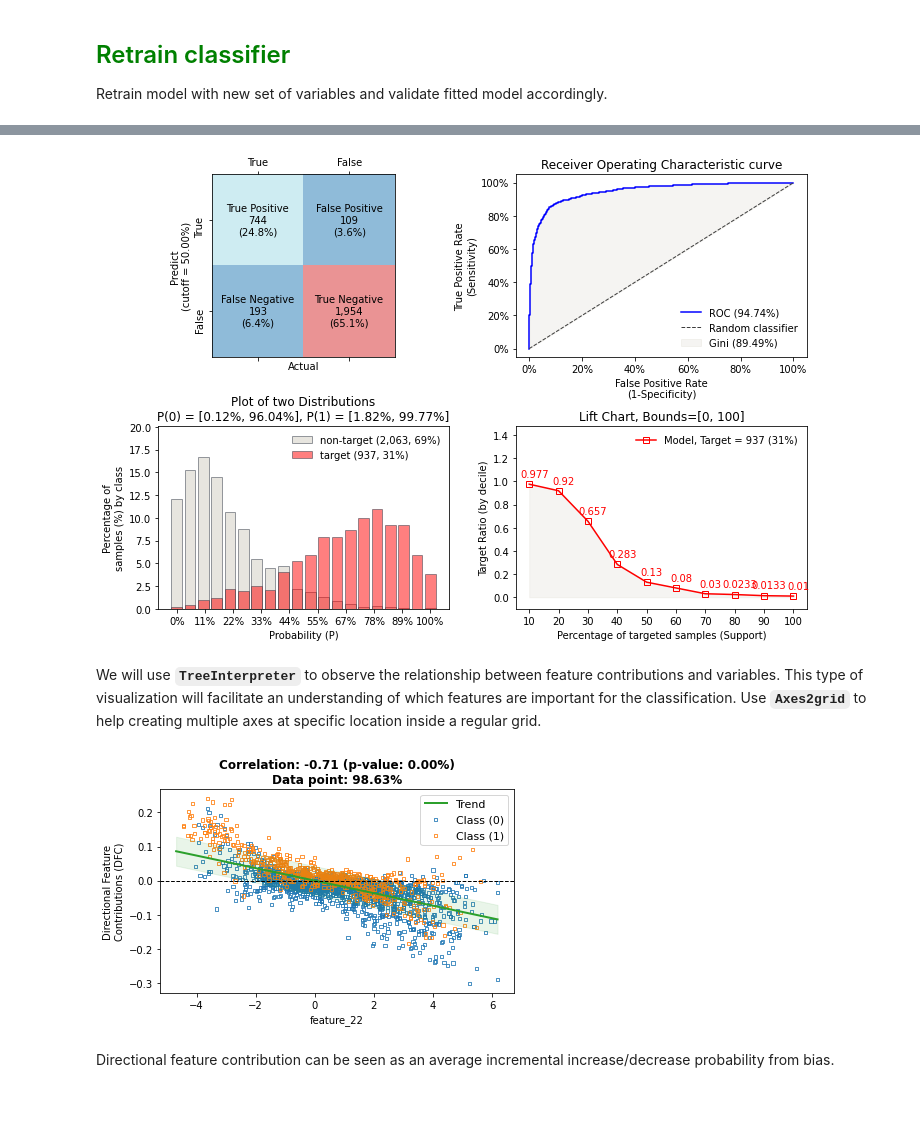
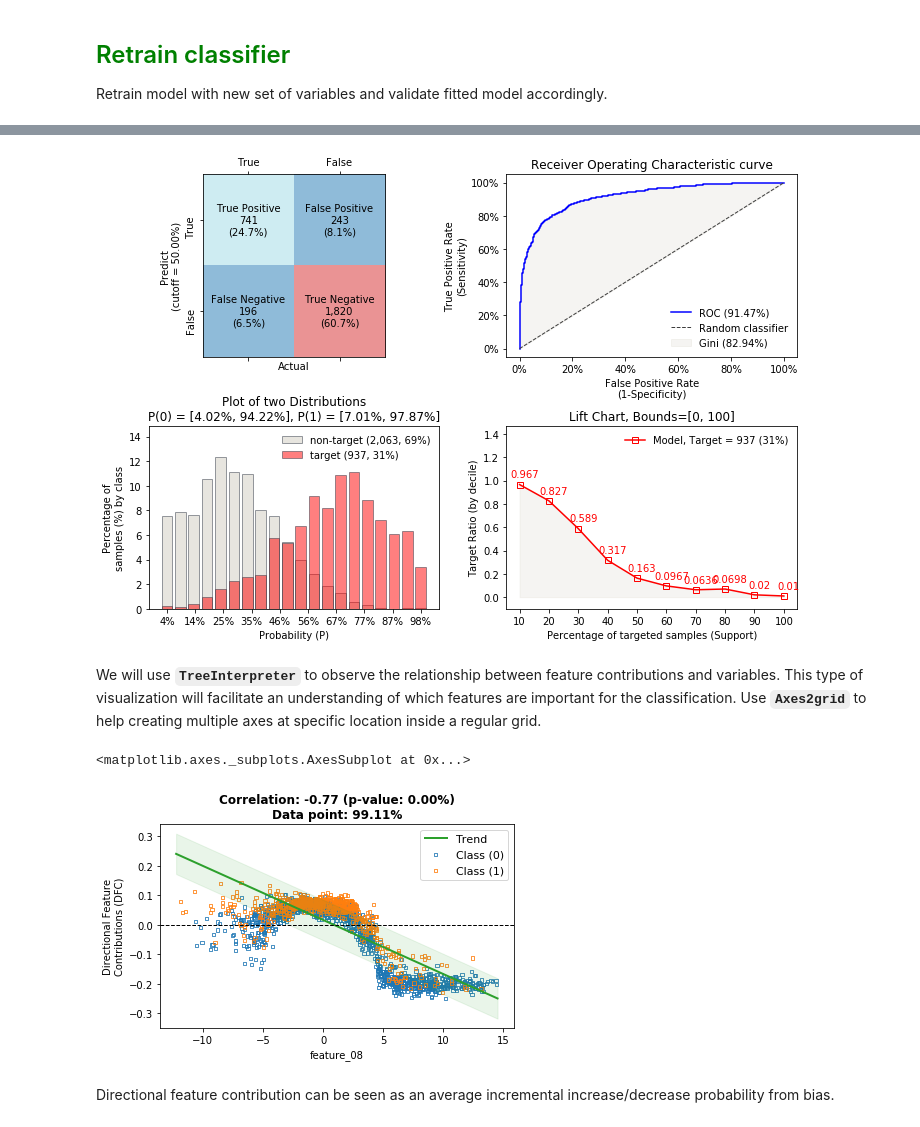
Before and after one commit to Nak007/randomforest_analysis, a Jupyter notebook: randomforest_analysis_colab.ipynb, the cells around one changed output, grey strips where cells are left out. Saved outputs shown, nothing was run; the diff lists cells and outputs as text; code cells hidden in the pictures.

```diff
--- a/randomforest_analysis_colab.ipynb
+++ b/randomforest_analysis_colab.ipynb
@@ -116,5 +116,5 @@ X = pd.DataFrame(X, columns=["feature_" + str(n).zfill(2)
 # %% [markdown]
 ### <font color="green" size=5> Variable Clustering </font>
 # %%
-vc = VariableClustering(maxclus=25, maxeigval2=0.8).fit(X)
+vc = VariableClustering(maxclus=20, maxeigval2=0.9).fit(X)
 # %%
@@ -197,7 +192,7 @@ def ClassWeights(labels):
     return dict([(c,np.round(sum(cnt)/n,4)) for c,n in zip(cls,cnt)])
 # %%
 class_weight = ClassWeights(y_train)
-class_weight = "balanced_subsample"
+class_weight = "balanced"
 # %% [markdown]
 Summary of **_train_** and **_test_** sets, and _**class_weight**_
 # %%
@@ -259,7 +255,7 @@ init_kwargs = {"random_state": 0,
                "n_estimators": 50,
                "n_jobs"      : -1,
                "class_weight": class_weight,
-               'max_depth'   : 11,
+               'max_depth'   : 7,
                "max_features": "sqrt"}
 # %%
 clf = rf(**init_kwargs).fit(X_train, y_train)
@@ -335,7 +331,7 @@ model.plotting("mean_score", sort_by="mean_score")
 # %% [markdown]
 Select feature(s), whose importance is equal to or greater than defined cutoff.
 # %%
-final_features = [c for c in list(X) if c in model.info.index[:13]]
+final_features = [c for c in list(X) if c in model.info.index[:12]]
 final_features
 # %% [output]
 ['feature_35',
@@ -366,17 +361,18 @@ plotting_classifier(y_train, y_train_proba_1)
 # %%
 plotting_classifier(y_test, y_test_proba_1)
 # %% [output]
-[figure, old version]
+[figure, new version]
 # %% [markdown]
 We will use **`TreeInterpreter`** to observe the relationship between feature contributions and variables. This type of visualization will facilitate an understanding of which features are important for the classification. Use **`Axes2grid`** to help creating multiple axes at specific location inside a regular grid.
 # %%
 model = TreeInterpreter(clf, y_train, X_train[final_features])
 # %%
 np.random.seed(None)
-var = np.random.choice(final_features)
-model.plotting(var, tight_layout=True, frac=0.3)
+i = np.random.randint(X_train.shape[1])
+model.plotting(X_train.columns[i], tight_layout=True, frac=0.3)
 # %% [output]
+<matplotlib.axes._subplots.AxesSubplot at 0x...>
-[figure, old version]
+[figure, new version]
 # %% [markdown]
 Directional feature contribution can be seen as an average incremental increase/decrease probability from bias.
 # %% [markdown]
```
Also changed, not shown: parts of 45 cells of this notebook, 1 other file.
